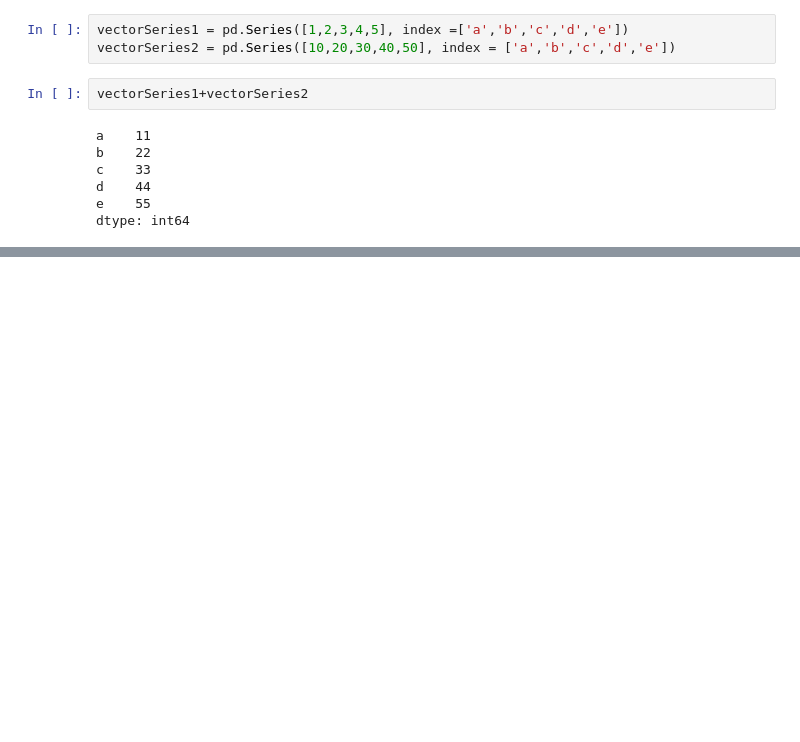
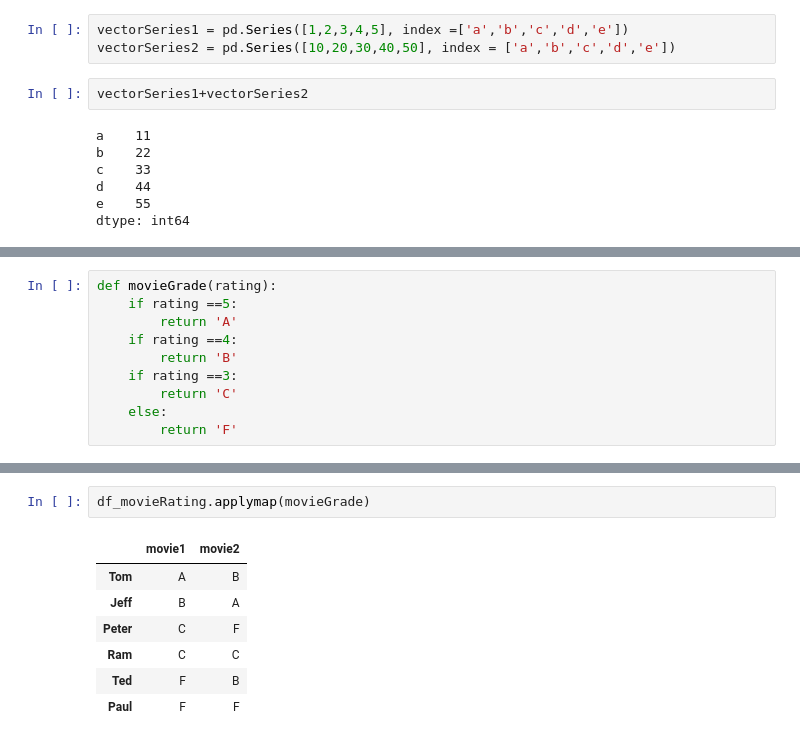
Before and after one commit to shubhpanchal/Pandas, a Jupyter notebook: Pandas.ipynb, the cells around one changed output, grey strips where cells are left out. Saved outputs shown, nothing was run; the diff lists cells and outputs as text; blank space fills up the shorter version.

```diff
--- a/Pandas.ipynb
+++ b/Pandas.ipynb
@@ -123,0 +413,10 @@ dtype: int64
+# %%
+def movieGrade(rating):
+    if rating ==5:
+        return 'A'
+    if rating ==4:
+        return 'B'
+    if rating ==3:
+        return 'C'
+    else:
+        return 'F'
@@ -123,0 +427,10 @@ dtype: int64
+# %%
+df_movieRating.applymap(movieGrade)
+# %% [output]
+|  | movie1 | movie2 |
+| Tom | A | B |
+| Jeff | B | A |
+| Peter | C | F |
+| Ram | C | C |
+| Ted | F | B |
+| Paul | F | F |
```
Also changed, not shown: parts of 63 cells of this notebook.
